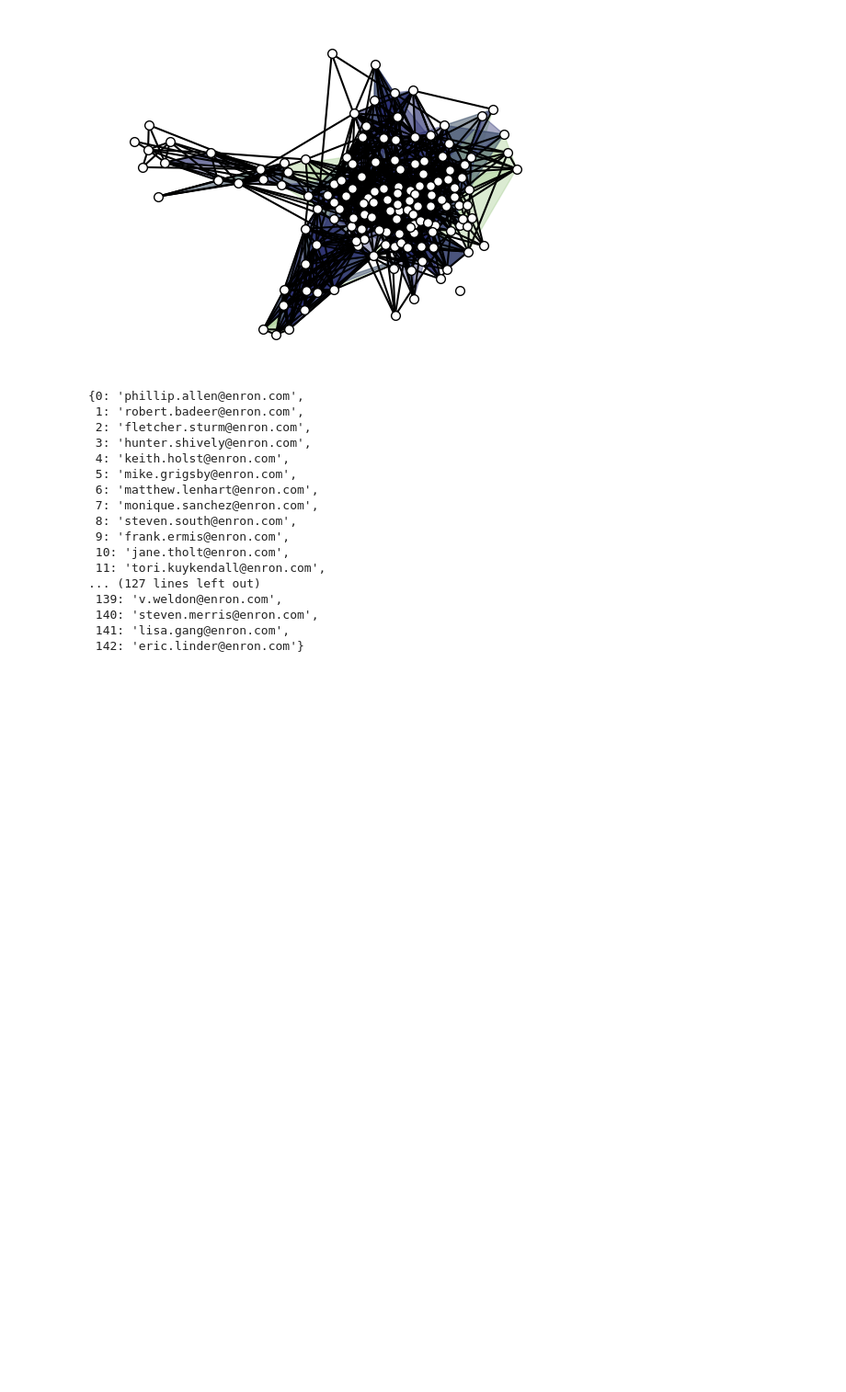
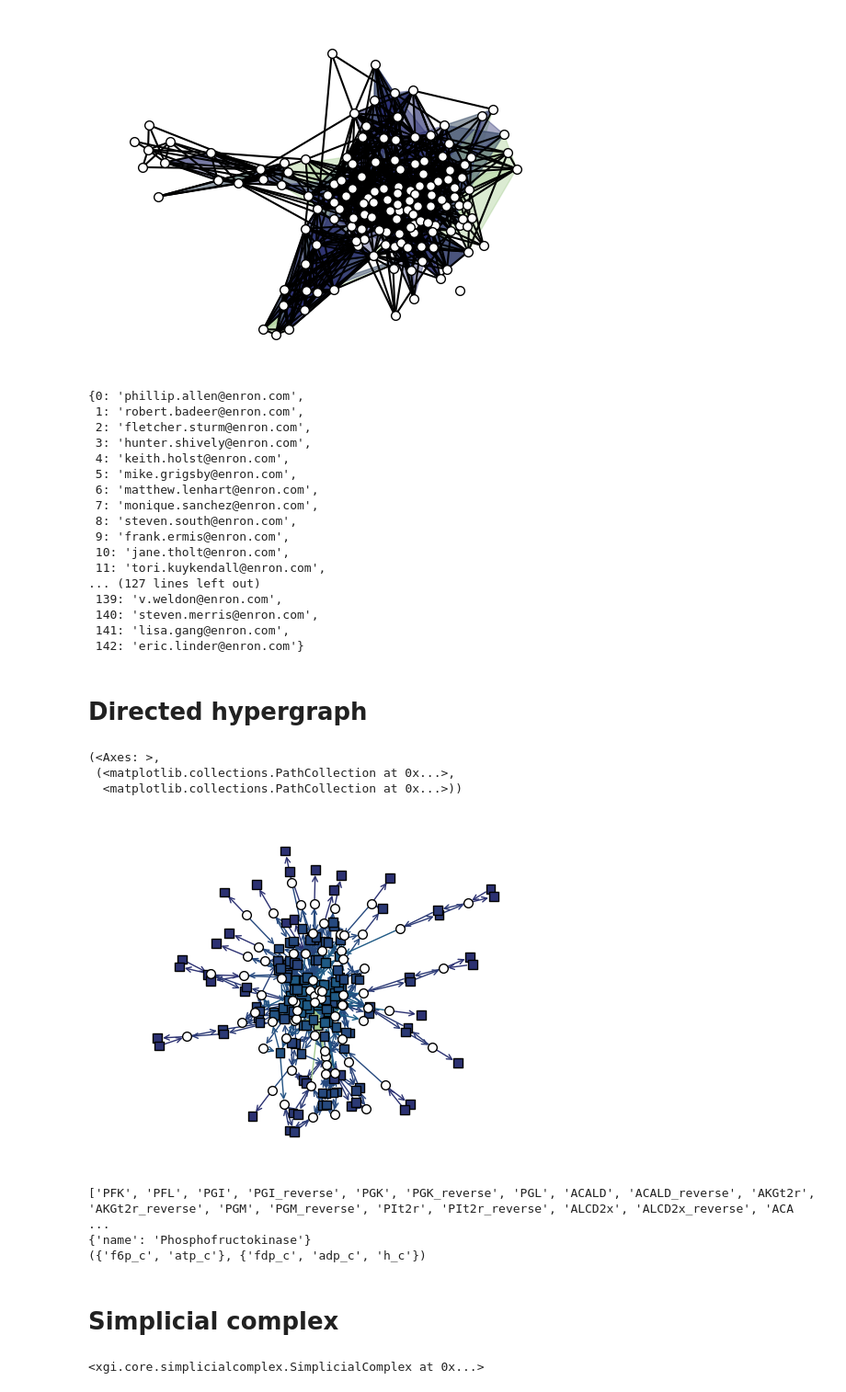
Before and after one commit to pszufe/HIF-standard, a Jupyter notebook: tutorials/xgi.ipynb, the cells around one changed output. Shown at 92% size. Drawn from its saved outputs; the diff is of its cells as text; code cells hidden in the pictures; blank space fills up the shorter version.

```diff
--- a/tutorials/xgi.ipynb
+++ b/tutorials/xgi.ipynb
@@ -44,3 +46,8 @@ H_hif.nodes.attrs("name").asdict()
  140: 'steven.merris@enron.com',
  141: 'lisa.gang@enron.com',
  142: 'eric.linder@enron.com'}
+# %% [markdown]
+# Directed hypergraph
+# %%
+DH = xgi.load_bigg_data("e_coli_core")
+xgi.write_hif(DH, "data/e-coli.json")
@@ -46,0 +56,17 @@ H_hif.nodes.attrs("name").asdict()
+# %%
+xgi.draw_bipartite(DH)
+# %% [output]
+(<Axes: >,
+ (<matplotlib.collections.PathCollection at 0x...>,
+  <matplotlib.collections.PathCollection at 0x...>))
+[figure, added]
+# %%
+print(DH.edges)
+print(DH.edges["PFK"])
+print(DH.edges.dimembers("PFK"))
+# %% [output]
+['PFK', 'PFL', 'PGI', 'PGI_reverse', 'PGK', 'PGK_reverse', 'PGL', 'ACALD', 'ACALD_reverse', 'AKGt2r', 'AKGt2r_reverse', 'PGM', 'PGM_reverse', 'PIt2r', 'PIt2r_reverse', 'ALCD2x', 'ALCD2x_reverse', 'ACA ...
+{'name': 'Phosphofructokinase'}
+({'f6p_c', 'atp_c'}, {'fdp_c', 'adp_c', 'h_c'})
+# %% [markdown]
+# Simplicial complex
@@ -46,0 +78,5 @@ H_hif.nodes.attrs("name").asdict()
+# %%
+S = xgi.read_hif("Data/diseasome.json")
+S.cleanup()
+# %% [output]
+<xgi.core.simplicialcomplex.SimplicialComplex at 0x...>
```
Also changed, not shown: parts of 4 cells of this notebook, 3 other files.
